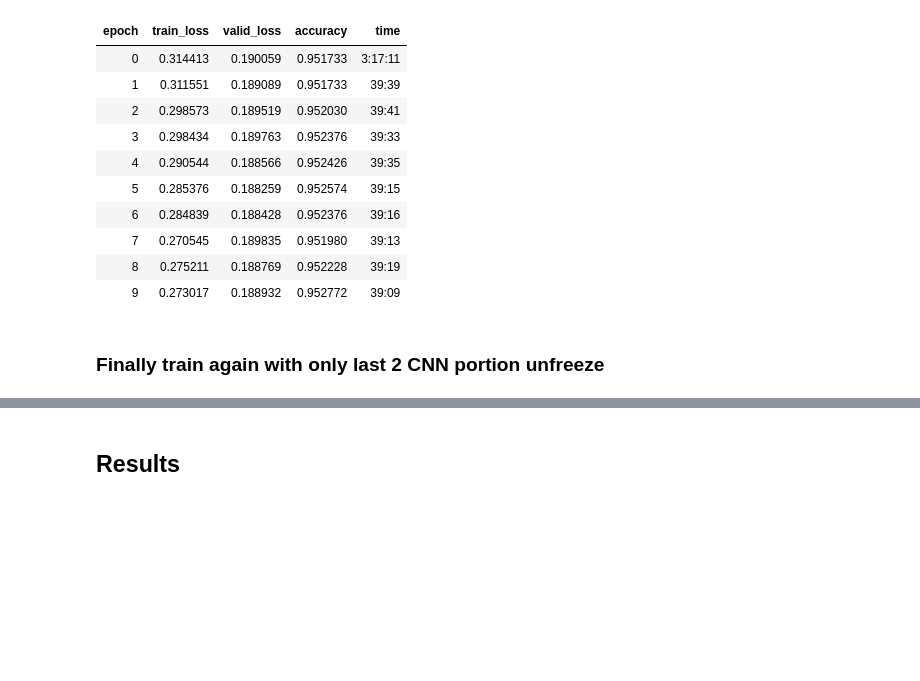
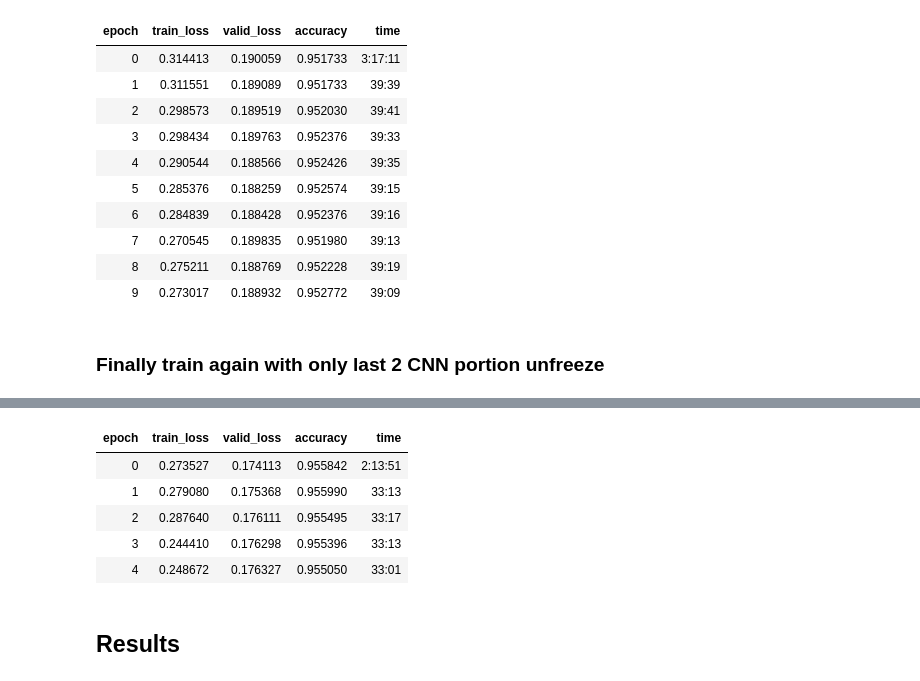
Before and after one commit to azizHakim/food_classifier, a Jupyter notebook: food_classifier.ipynb, the cells around one changed output, grey strips where cells are left out. Drawn from its saved outputs; the diff is of its cells as text; code cells hidden in the pictures; blank space fills up the shorter version.

```diff
--- a/food_classifier.ipynb
+++ b/food_classifier.ipynb
@@ -110,0 +109,10 @@ LR Finder is complete, type {learner_name}.recorder.plot() to see the graph.
+# %%
+lr3=1e-5
+learn.fit_one_cycle(5, slice(lr3))
+# %% [output]
+| epoch | train_loss | valid_loss | accuracy | time |
+| 0 | 0.273527 | 0.174113 | 0.955842 | 2:13:51 |
+| 1 | 0.279080 | 0.175368 | 0.955990 | 33:13 |
+| 2 | 0.287640 | 0.176111 | 0.955495 | 33:17 |
+| 3 | 0.244410 | 0.176298 | 0.955396 | 33:13 |
+| 4 | 0.248672 | 0.176327 | 0.955050 | 33:01 |
```
Also changed, not shown: parts of 5 cells of this notebook.
